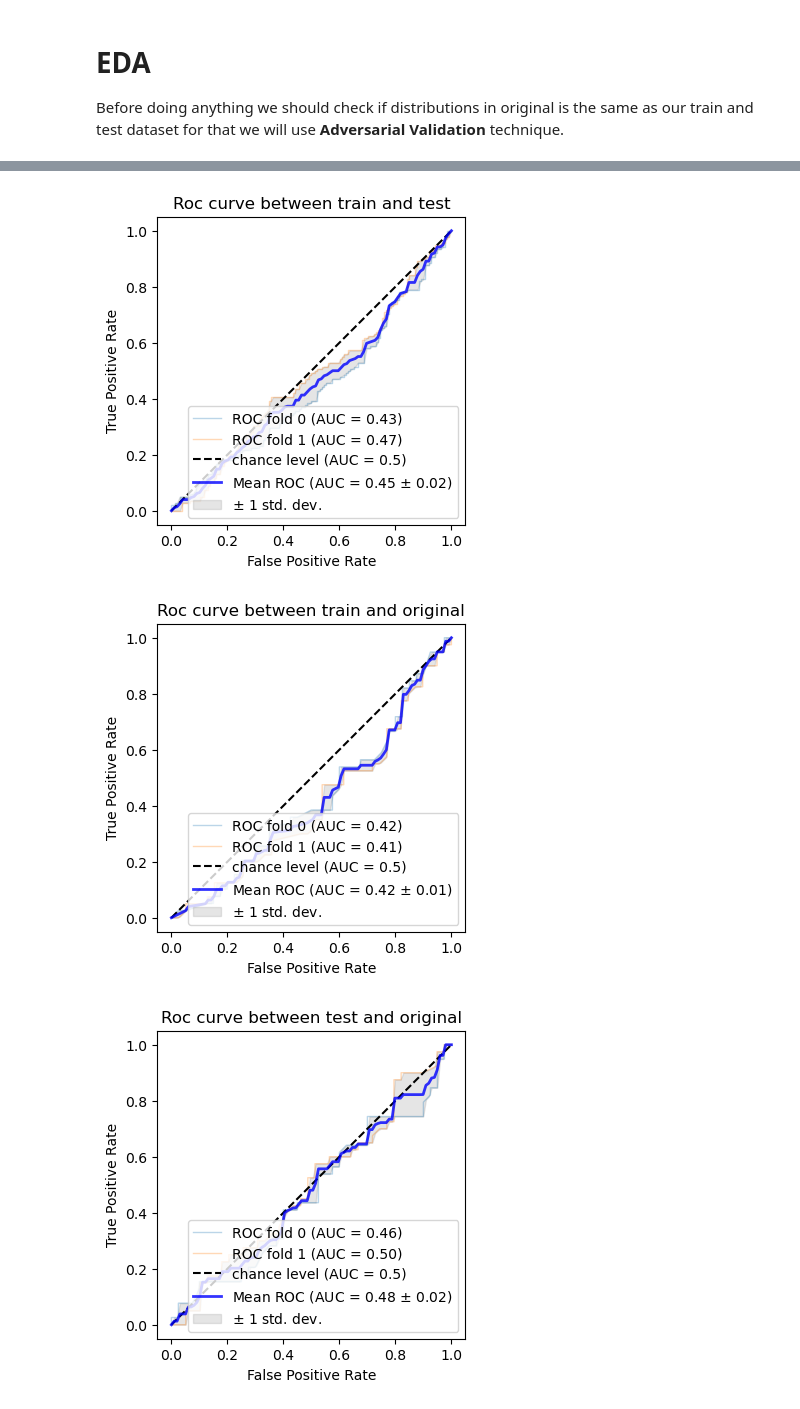
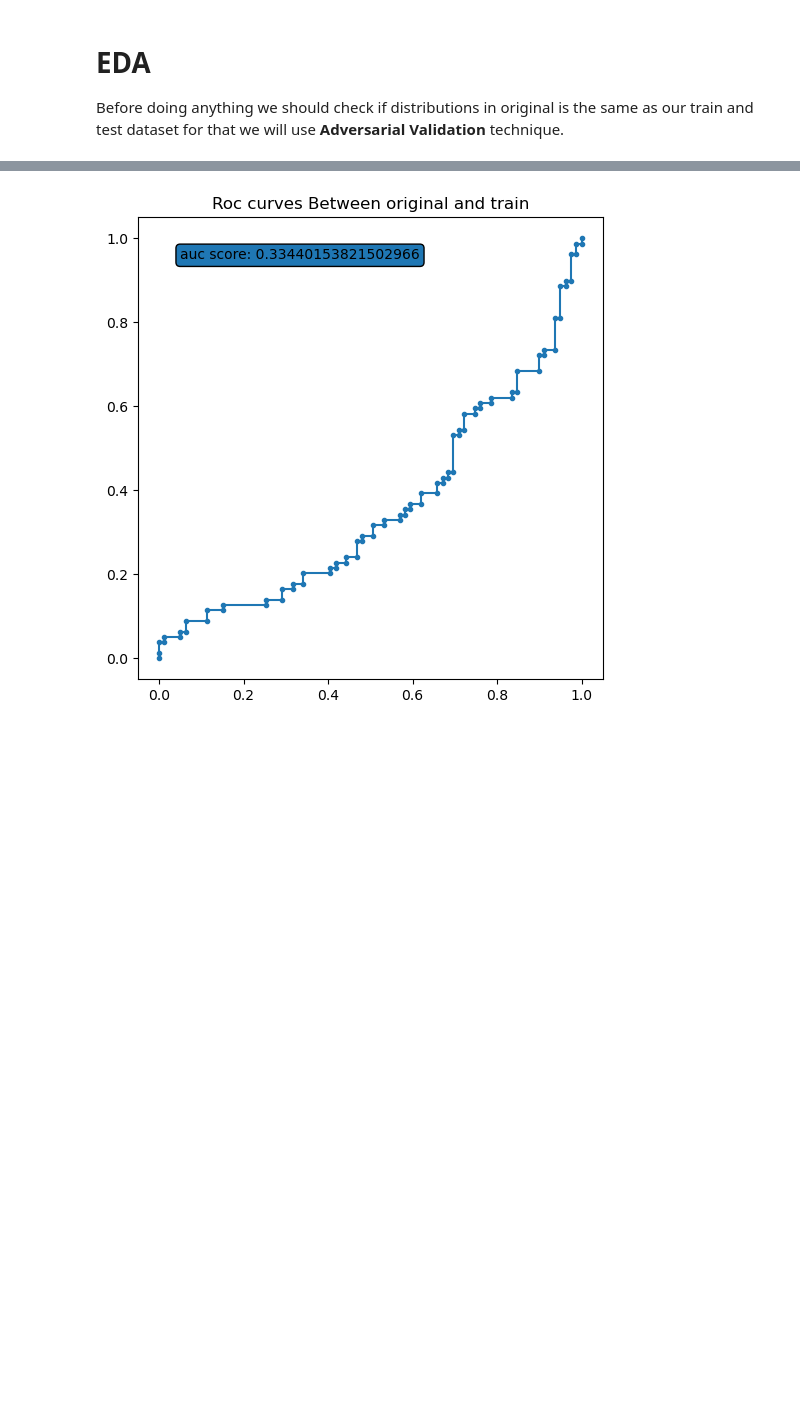
Before and after one commit to shoabahamed/kaggle_playground_season_3_episode_12, a Jupyter notebook: playground-s-3-ep-12-eda-baseline-submission.ipynb, the cells around one changed output, grey strips where cells are left out. Saved outputs shown, nothing was run; the diff lists cells and outputs as text; code cells hidden in the pictures; blank space fills up the shorter version.

```diff
--- a/playground-s-3-ep-12-eda-baseline-submission.ipynb
+++ b/playground-s-3-ep-12-eda-baseline-submission.ipynb
@@ -453,6 +454,6 @@ from sklearn.model_selection import LeaveOneOut
 # %%
 # plot adversarial_validations scores for each splits
-def adversarial_validation(train_df, test_df, classifier, n_splits=5, title='Roc curves', figsize=(6, 6)):
+def adversarial_validation(train_df, test_df, classifier, n_splits=5, title='Roc curve', figsize=(6, 6)):
     """This is a function which checks if distribution between two datasets are same given the same columns. Then plots roc curve\
 for each split. A score close to 0.5 means very similar(Do not provide the target feature)"""
 
@@ -482,4 +483,12 @@ for each split. A score close to 0.5 means very similar(Do not provide the targe
         preds_prob.append(pred_prob[0][1])
         y_true.append(y.iloc[val_idx].values[0])
 
-    return y_true, preds_prob
+
+    auc_score = roc_auc_score(y_true, preds_prob)
+
+    lr_fpr, lr_tpr, _ = roc_curve(true, probs)
+
+    fig, ax = plt.subplots(1, 1, figsize=figsize)
+    ax.plot(lr_fpr, lr_tpr, marker='.', label='LGBMClassifier')
+    ax.text(0.05, 0.95, f"auc score: {auc_score}", bbox={'boxstyle':"round"})
+    ax.set_title(title);
@@ -501,7 +495,5 @@ plt.plot(lr_fpr, lr_tpr, marker='.', label='LGBMClassifier')
 # %%
 cols = train.drop(['id', 'target'], axis=1).columns
-adversarial_validation(train[cols], test[cols], LGBMClassifier(), title="Roc curve between train and test", n_splits=2, figsize=(5, 4))
+adversarial_validation(train[cols], original[cols], LGBMClassifier(), title='Roc curves Between original and train')
 # %% [output]
-[figure, old version]
+[figure, new version]
-[figure, removed]
-[figure, removed]
```
Also changed, not shown: parts of 15 cells of this notebook.
